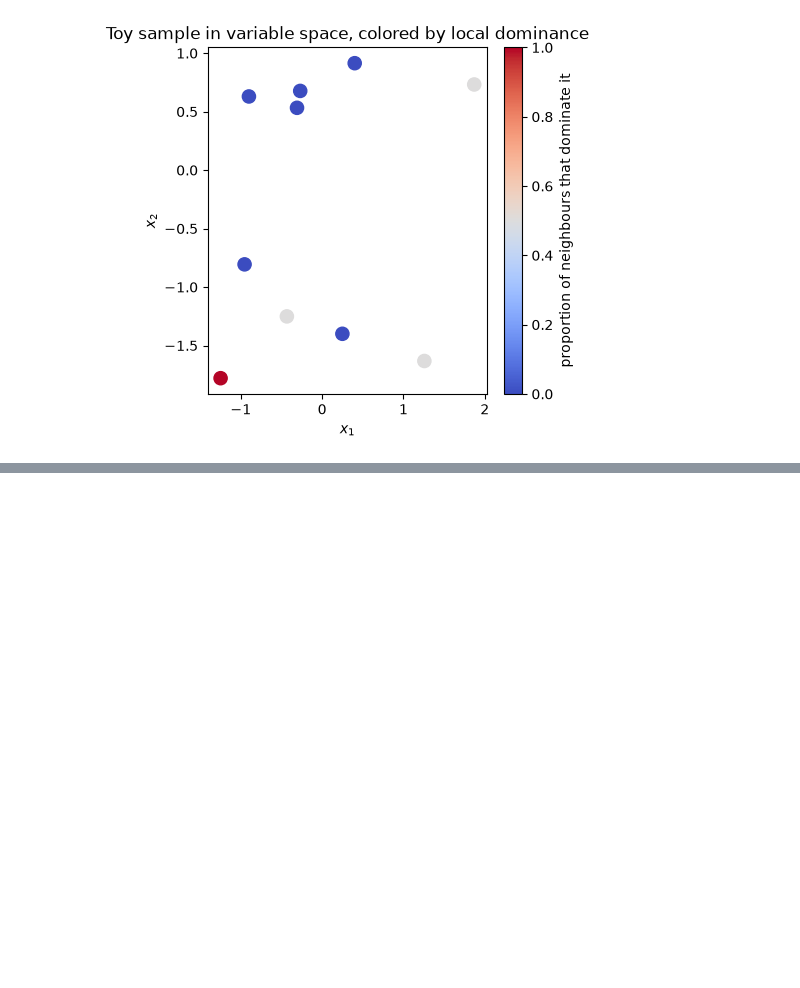
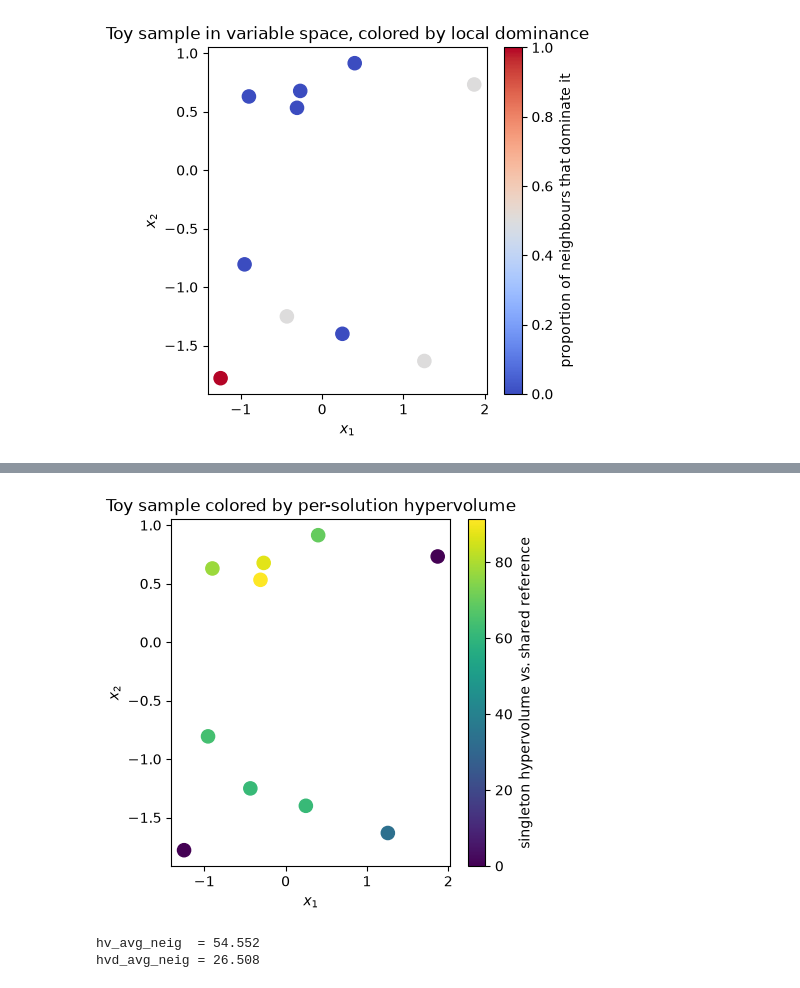
Before and after one commit to ajnebro/MOLA, a Jupyter notebook: notebooks/evolvability.ipynb, the cells around one changed output, grey strips where cells are left out. Drawn from its saved outputs; the diff is of its cells as text; code cells hidden in the pictures; blank space fills up the shorter version.

```diff
--- a/notebooks/evolvability.ipynb
+++ b/notebooks/evolvability.ipynb
@@ -63,0 +104,21 @@ plt.show()
+# %%
+from mola.features import hv_avg_neig, hvd_avg_neig
+from mola.hypervolume import reference_point, singleton_hypervolume
+
+ref = reference_point(objectives)
+hv_per_solution = singleton_hypervolume(objectives, ref)
+
+fig, ax = plt.subplots(figsize=(4.5, 4.5))
+scatter = ax.scatter(variables[:, 0], variables[:, 1], c=hv_per_solution, cmap="viridis", s=90)
+fig.colorbar(scatter, ax=ax, label="singleton hypervolume vs. shared reference")
+ax.set_xlabel("$x_1$")
+ax.set_ylabel("$x_2$")
+ax.set_title("Toy sample colored by per-solution hypervolume")
+plt.show()
+
+print(f"hv_avg_neig  = {hv_avg_neig(objectives, ref):.3f}")
+print(f"hvd_avg_neig = {hvd_avg_neig(objectives, neighbourhood, ref):.3f}")
+# %% [output]
+[figure, added]
+hv_avg_neig  = 54.552
+hvd_avg_neig = 26.508
```
Also changed, not shown: parts of 5 cells of this notebook, 2 other files.
